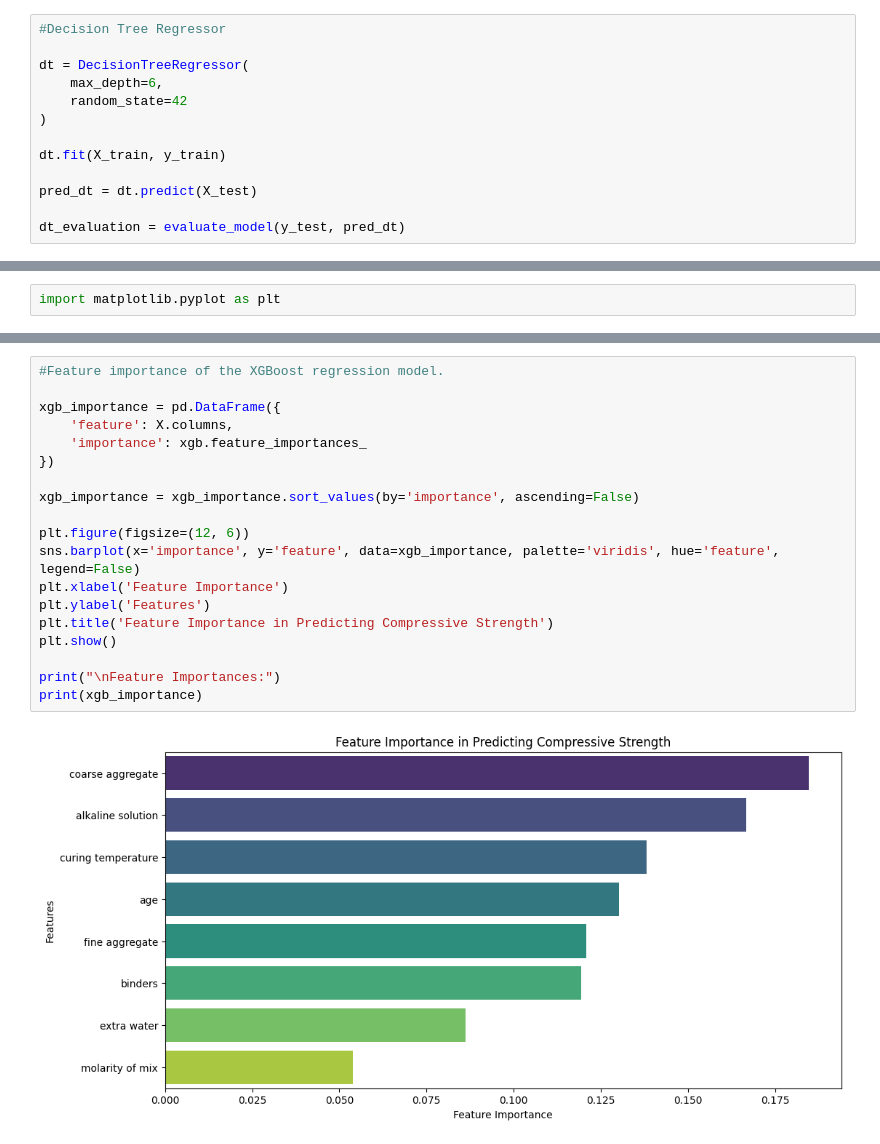
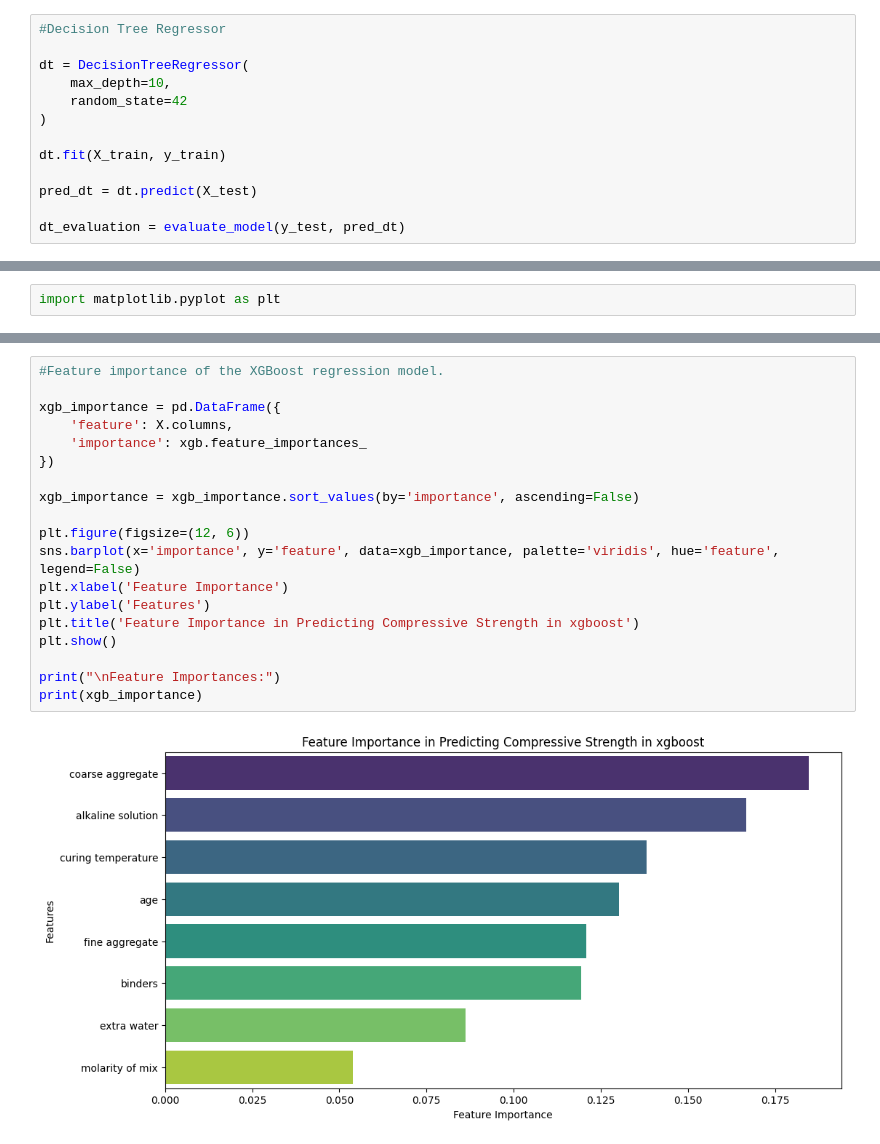
Before and after one commit to IAM-MUKUND/advanced-concrete-analysis, a Jupyter notebook: geopolymer_dataset_processing/main_run.ipynb, the cells around one changed output, grey strips where cells are left out. Cells and saved outputs as stored; diff of their text form.

```diff
--- a/geopolymer_dataset_processing/main_run.ipynb
+++ b/geopolymer_dataset_processing/main_run.ipynb
@@ -259,7 +261,7 @@ lr_evaluation = evaluate_model(y_test, pred_lr)
 #Decision Tree Regressor
 
 dt = DecisionTreeRegressor(
-    max_depth=6,
+    max_depth=10,
     random_state=42
 )
 
@@ -462,24 +500,24 @@ Feature Importances:
 # %%
 #Feature importance of the XGBoost regression model.
 
 xgb_importance = pd.DataFrame({
     'feature': X.columns,
     'importance': xgb.feature_importances_
 })
 
 xgb_importance = xgb_importance.sort_values(by='importance', ascending=False)
 
 plt.figure(figsize=(12, 6))
 sns.barplot(x='importance', y='feature', data=xgb_importance, palette='viridis', hue='feature', legend=False)
 plt.xlabel('Feature Importance')
 plt.ylabel('Features')
-plt.title('Feature Importance in Predicting Compressive Strength')
+plt.title('Feature Importance in Predicting Compressive Strength in xgboost')
 plt.show()
 
 print("\nFeature Importances:")
 print(xgb_importance)
 # %% [output]
-[figure, old version]
+[figure, new version]
 Feature Importances:
               feature  importance
 5    coarse aggregate    0.184787
```
Also changed, not shown: parts of 14 cells of this notebook, 1 other file.
